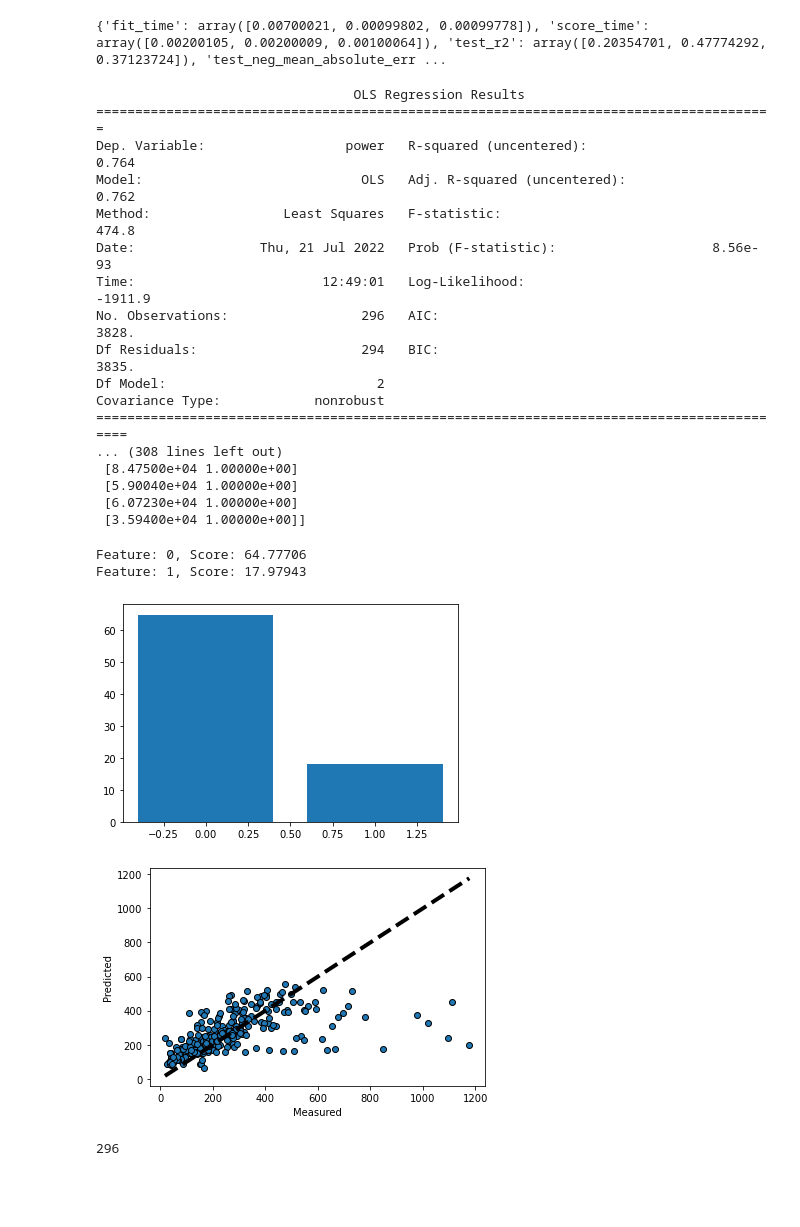
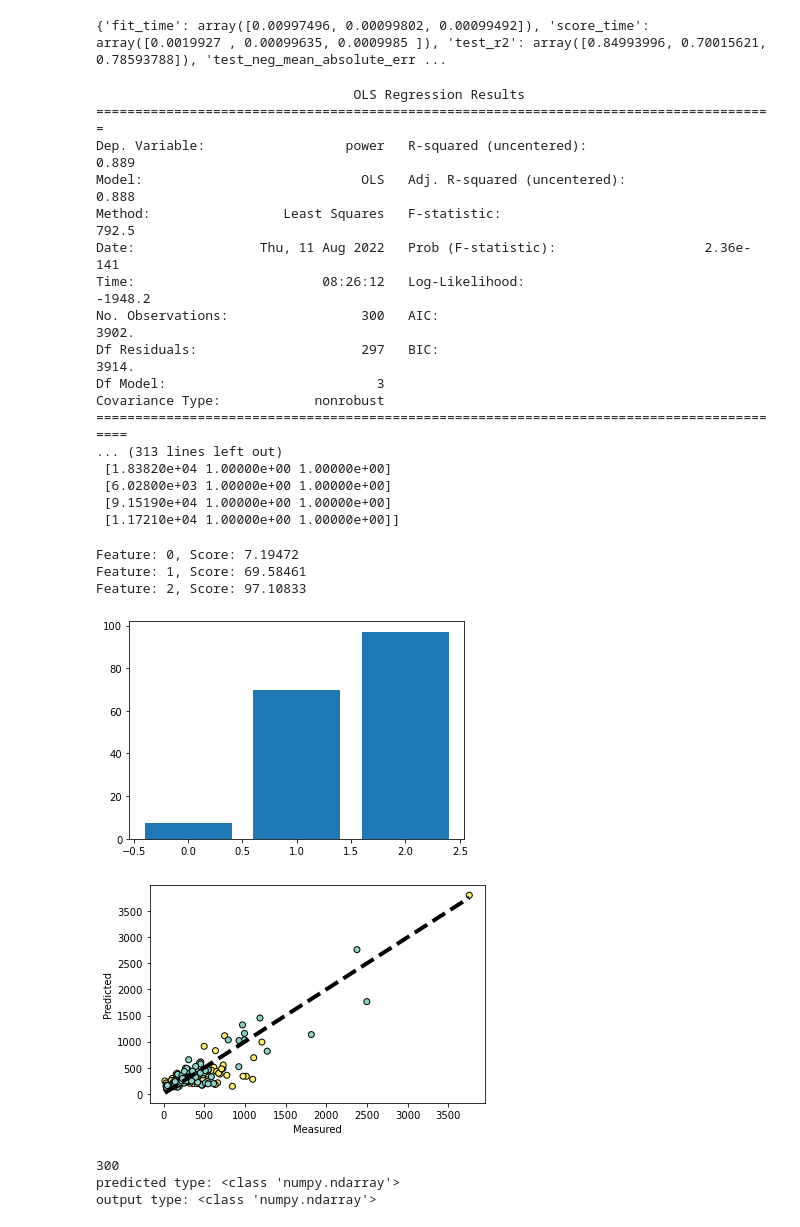
Before and after one commit to NREL/Panel-Segmentation, a Jupyter notebook: Linear Regression Model.ipynb, the cells around one changed output. Drawn from its saved outputs; the diff is of its cells as text; code cells hidden in the pictures; blank space fills up the shorter version.

Commit message:
Added linear regression model, prediction models, and training functions

```diff
--- a/Linear Regression Model.ipynb
+++ b/Linear Regression Model.ipynb
@@ -51,20 +11,23 @@ df.to_csv("percentile_10_removed.csv", index=False)
 # %%
-inputValues = df.values[:, 0:2]
-outputValue = df.values[:, 2]
+df = df[['pixel_count', 'mounting_configuration', 'technology_type', 'power']]
+# Only include mono-Si and multi-Si modules
+df = df[(df['technology_type']==1) | (df['technology_type']==2)]
+inputValues = df.values[:, 0:3]
+outputValue = df.values[:, 3]
 
 # Create 3 folds
-kf = KFold(n_splits=3, random_state=None, shuffle=False)
+kf = KFold(n_splits=3, random_state=None, shuffle=True)
 
-score = sklearn.model_selection.cross_validate(sklearn.linear_model.LinearRegression(), inputValues, outputValue, scoring=["r2", "neg_mean_absolute_error", "neg_mean_squared_error"], cv= kf)
+score = sklearn.model_selection.cross_validate(sklearn.linear_model.LinearRegression(), inputValues, outputValue, scoring=["r2", "neg_mean_absolute_error", "neg_mean_squared_error"], cv=kf)
 print(score)
 # %% [output]
-{'fit_time': array([0.00700021, 0.00099802, 0.00099778]), 'score_time': array([0.00200105, 0.00200009, 0.00100064]), 'test_r2': array([0.20354701, 0.47774292, 0.37123724]), 'test_neg_mean_absolute_err ...
+{'fit_time': array([0.00997496, 0.00099802, 0.00099492]), 'score_time': array([0.0019927 , 0.00099635, 0.0009985 ]), 'test_r2': array([0.84993996, 0.70015621, 0.78593788]), 'test_neg_mean_absolute_err ...
 # %%
 # Get the associated p-values for each variable in the regression model
 
 import statsmodels.api as sm
 
-X = df[['pixel_count', 'mounting_configuration']]
+X = df[['pixel_count', 'mounting_configuration', 'technology_type']]
 est = sm.OLS(df['power'], X)
 est2 = est.fit()
 print(est2.summary())
@@ -73,57 +36,62 @@ print(inputValues)
 # %% [output]
                                  OLS Regression Results
 =======================================================================================
-Dep. Variable:                  power   R-squared (uncentered):                   0.764
-Model:                            OLS   Adj. R-squared (uncentered):              0.762
-Method:                 Least Squares   F-statistic:                              474.8
-Date:                Thu, 21 Jul 2022   Prob (F-statistic):                    8.56e-93
-Time:                        12:49:01   Log-Likelihood:                         -1911.9
-No. Observations:                 296   AIC:                                      3828.
-Df Residuals:                     294   BIC:                                      3835.
-Df Model:                           2
+Dep. Variable:                  power   R-squared (uncentered):                   0.889
+Model:                            OLS   Adj. R-squared (uncentered):              0.888
+Method:                 Least Squares   F-statistic:                              792.5
+Date:                Thu, 11 Aug 2022   Prob (F-statistic):                   2.36e-141
+Time:                        08:26:12   Log-Likelihood:                         -1948.2
+No. Observations:                 300   AIC:                                      3902.
+Df Residuals:                     297   BIC:                                      3914.
+Df Model:                           3
 Covariance Type:            nonrobust
 ==========================================================================================
-... (308 lines left out)
- [8.47500e+04 1.00000e+00]
- [5.90040e+04 1.00000e+00]
- [6.07230e+04 1.00000e+00]
- [3.59400e+04 1.00000e+00]]
+... (313 lines left out)
+ [1.83820e+04 1.00000e+00 1.00000e+00]
+ [6.02800e+03 1.00000e+00 1.00000e+00]
+ [9.15190e+04 1.00000e+00 1.00000e+00]
+ [1.17210e+04 1.00000e+00 1.00000e+00]]
 # %%
 # Feature importance
 # linear regression feature importance
 from sklearn.datasets import make_regression
 from sklearn.linear_model import LinearRegression
 from matplotlib import pyplot
 # define dataset
-X, y = make_regression(n_samples=300, n_features=2, n_informative=2, random_state=1)
+X, y = make_regression(n_samples=300, n_features=3, n_informative=3, random_state=1)
 # define the model
 model = LinearRegression()
 # fit the model
 model.fit(X, y)
 # get importance
 importance = model.coef_
 # summarize feature importance
 for i,v in enumerate(importance):
     print('Feature: %0d, Score: %.5f' % (i,v))
 # plot feature importance
 pyplot.bar([x for x in range(len(importance))], importance)
 pyplot.show()
 # %% [output]
-Feature: 0, Score: 64.77706
-Feature: 1, Score: 17.97943
+Feature: 0, Score: 7.19472
+Feature: 1, Score: 69.58461
+Feature: 2, Score: 97.10833
-[figure, old version]
+[figure, new version]
 # %%
 predicted = sklearn.model_selection.cross_val_predict(sklearn.linear_model.LinearRegression(), inputValues, outputValue, cv=kf)
 
 import matplotlib.pyplot as plt
 
 fig, ax = plt.subplots()
-ax.scatter(outputValue, predicted, edgecolors=(0, 0, 0))
+ax.scatter(outputValue, predicted, edgecolors=(0, 0, 0), c=df.technology_type, cmap='Set3')
 ax.plot([outputValue.min(), outputValue.max()], [outputValue.min(), outputValue.max()], 'k--', lw=4)
 ax.set_xlabel('Measured')
 ax.set_ylabel('Predicted')
 plt.show()
 print(len(predicted))
+with open('./panel_segmentation/models/cross_validation_prediction_model', 'wb') as files:
+    pickle.dump(predicted, files)
 # %% [output]
-[figure, old version]
+[figure, new version]
-296
+300
+predicted type: <class 'numpy.ndarray'>
+output type: <class 'numpy.ndarray'>
```
Also changed, not shown: parts of 12 cells of this notebook, 8 other files.
